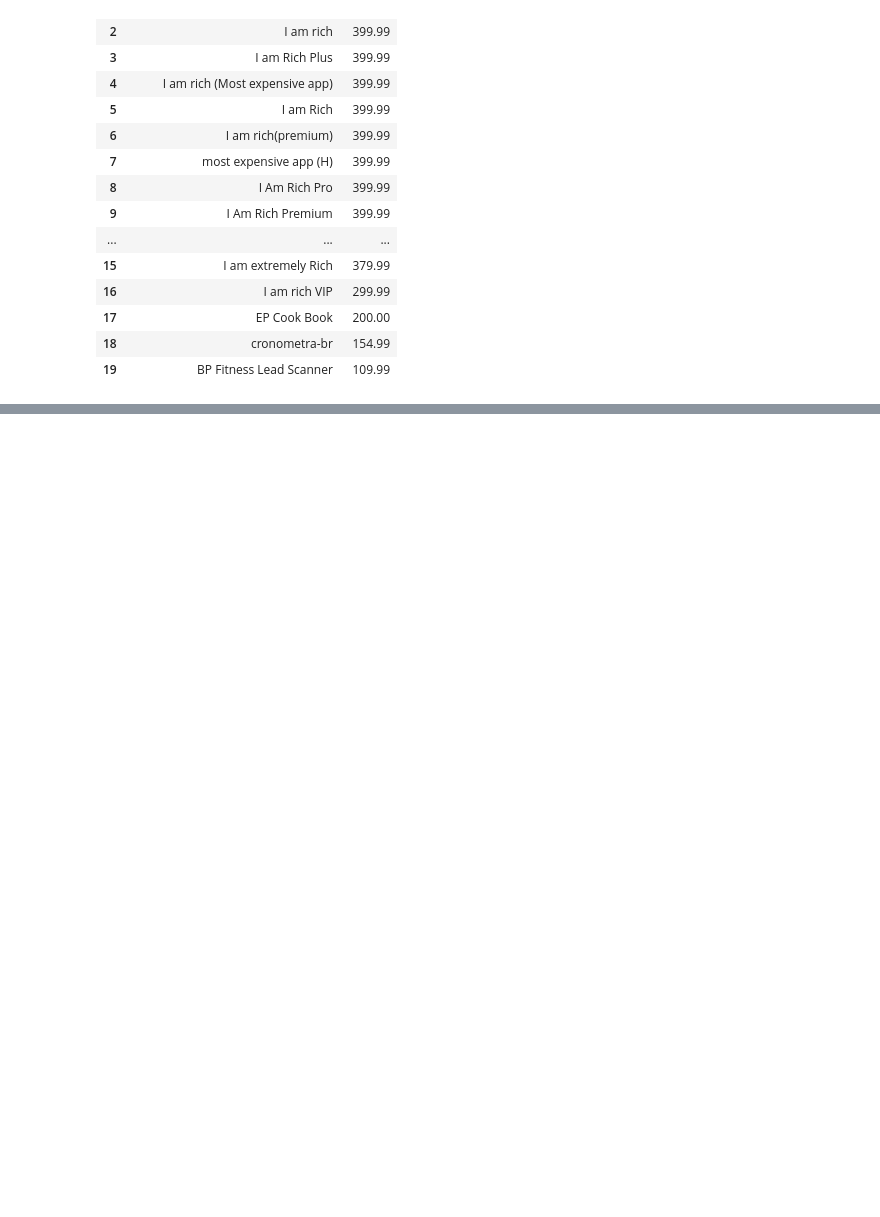
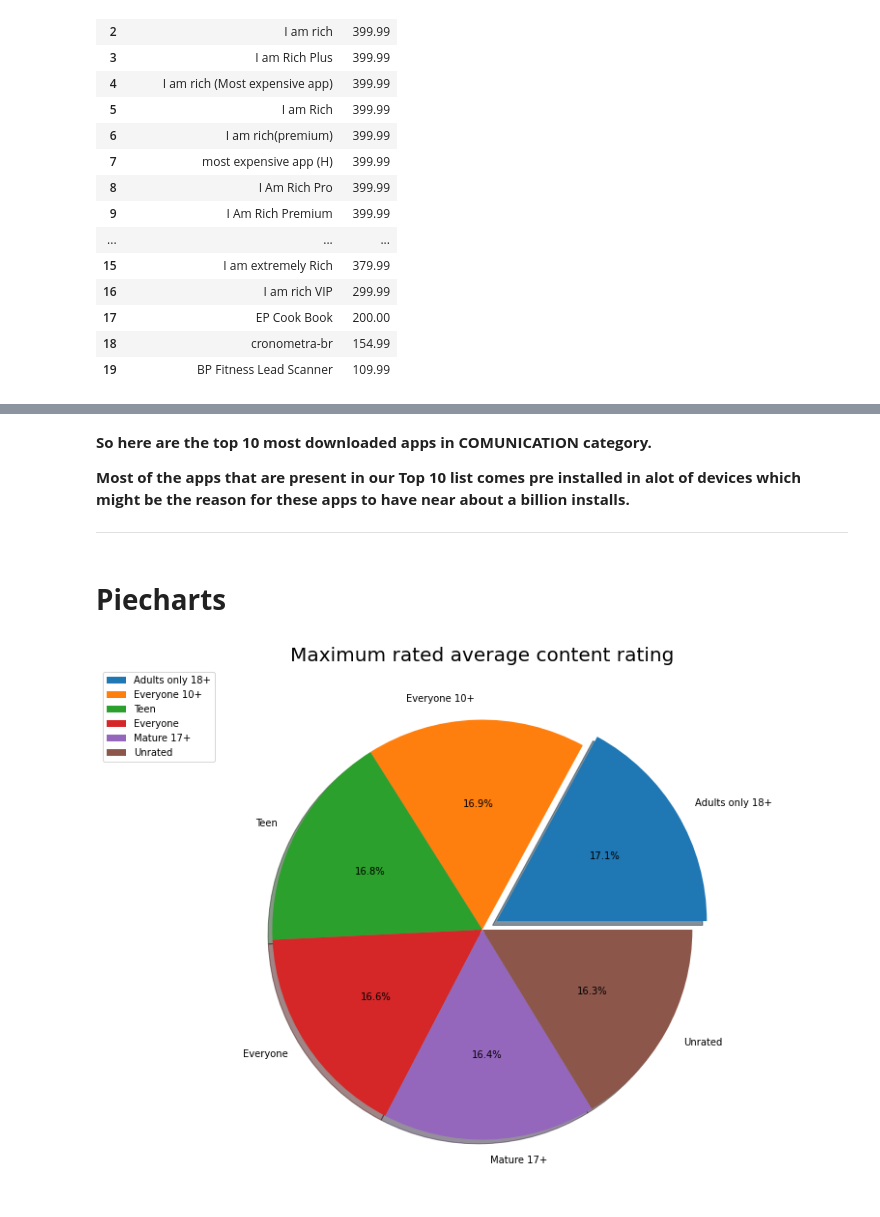
Before and after one commit to amol004/Google-Play-Store-EDA, a Jupyter notebook: Capstone_project_Google_play_store_review_analysis_(EDA)_Notebook_{Amol_Thakur}.ipynb, the cells around one changed output, grey strips where cells are left out. Saved outputs shown, nothing was run; the diff lists cells and outputs as text; code cells hidden in the pictures; blank space fills up the shorter version.

```diff
--- a/Capstone_project_Google_play_store_review_analysis_(EDA)_Notebook_{Amol_Thakur}.ipynb
+++ b/Capstone_project_Google_play_store_review_analysis_(EDA)_Notebook_{Amol_Thakur}.ipynb
@@ -528,0 +577,22 @@ cc.reset_index()
+# %% [markdown]
+**So here are the top 10 most downloaded apps in COMUNICATION category.**
+
+**Most of the apps that are present in our Top 10 list comes pre installed in alot of devices which might be the reason for these apps to have near about a billion installs.**
+
+
+---
+# %% [markdown]
+# **Piecharts**
+# %%
+# Finding out content rating with maximum average ratings using pie chart
+plt.rcParams['figure.figsize']=(10,10) # figure size
+ee=play_df.groupby('Content Rating')['Rating'].mean().sort_values(ascending=False)
+# Performing bivariate analysis using groupby to find out mean ratings for our content ratings and sorting them in decending order
+nn=pd.DataFrame(ee) # creating a dataframe for values in ee variable
+myexplode = [0.08, 0, 0, 0,0,0] # Used to highlight/seperate slices from rest of the slices
+plt.title('Maximum rated average content rating',fontsize=20) # Title
+plt.pie(ee,labels=['Adults only 18+','Everyone 10+','Teen','Everyone','Mature 17+', 'Unrated'],explode=myexplode,autopct='%1.1f%%',shadow=True)
+# Deploying piechart using matplotlib
+plt.legend(bbox_to_anchor=(0,1)); # Used to display and adjust the position of information box that is present on the left side of this pie chart
+# %% [output]
+[figure, added]
```
Also changed, not shown: parts of 47 cells of this notebook.
